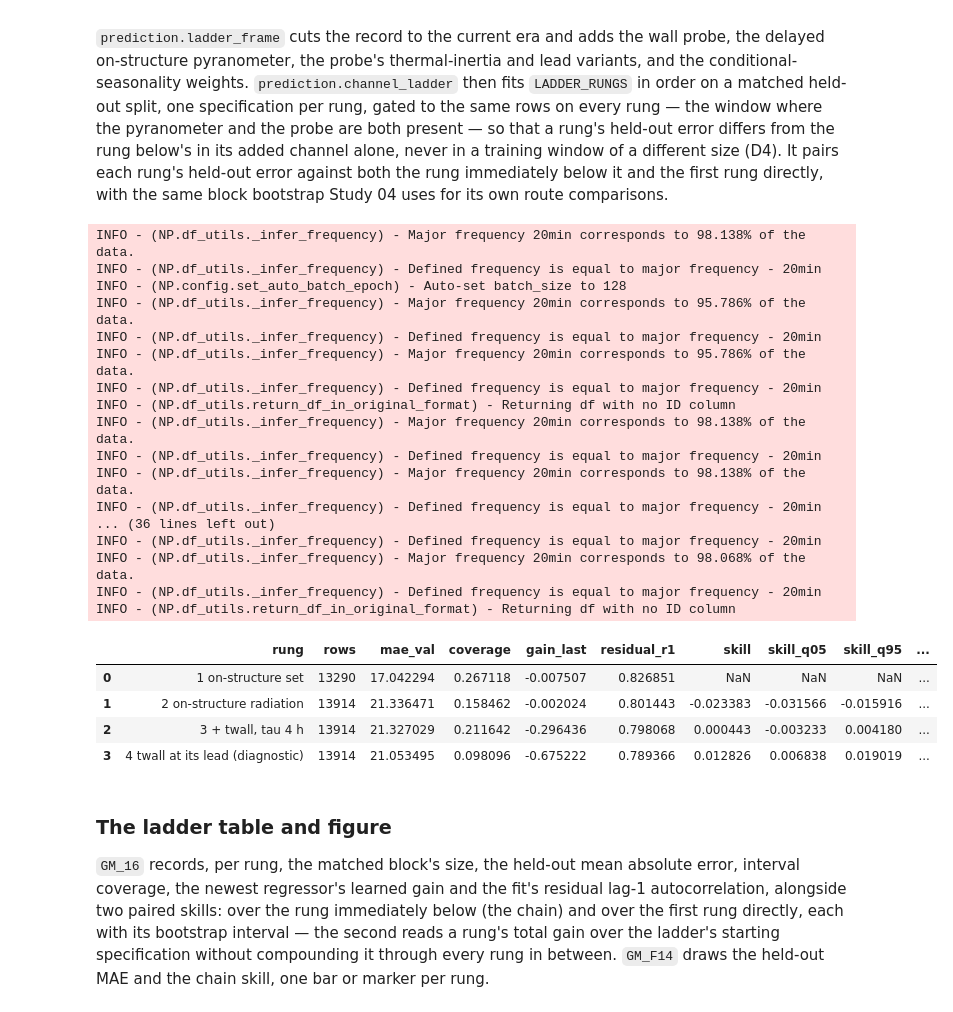
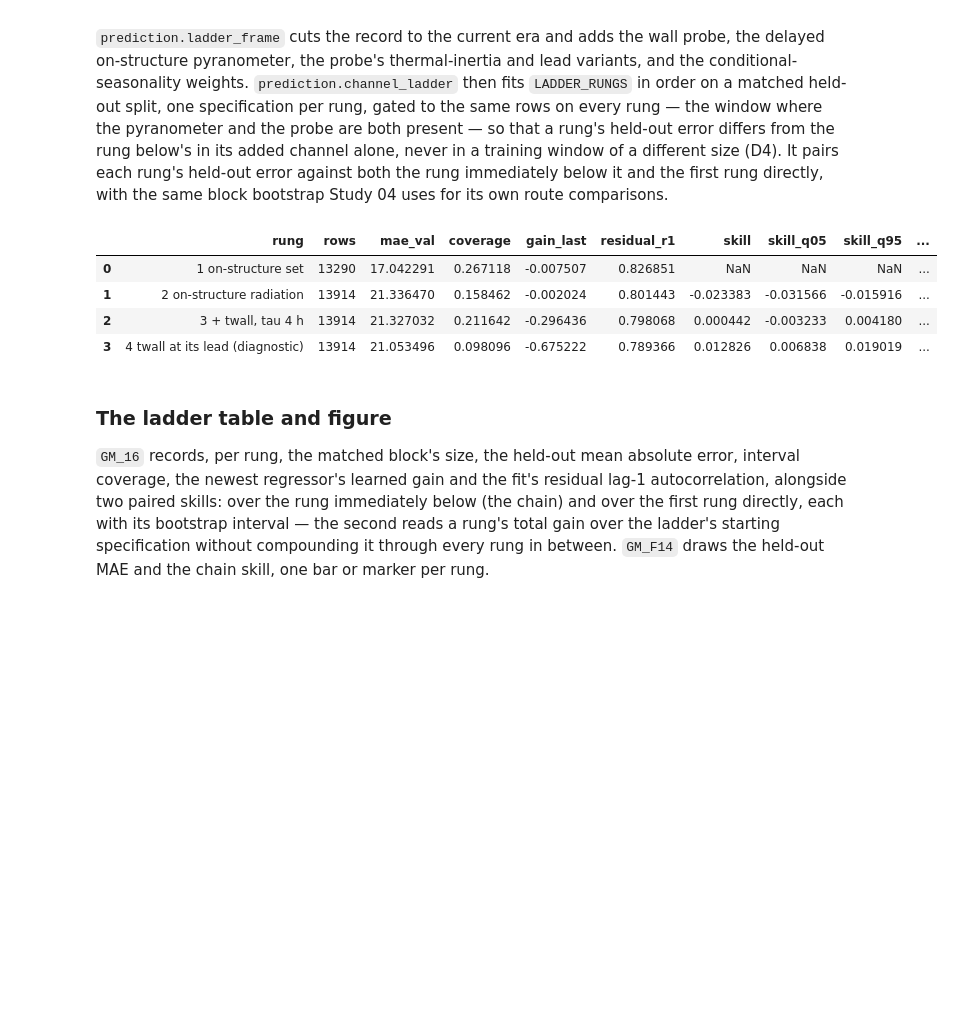
Before and after one commit to eugeniomoreira-iaud/neuralprophet-shm, a Jupyter notebook: studies/05_greybox_monitoring/greybox_monitoring_study.ipynb, the cells around one changed output. Cells and saved outputs as stored; diff of their text form; code cells hidden in the pictures; blank space fills up the shorter version.

```diff
--- a/studies/05_greybox_monitoring/greybox_monitoring_study.ipynb
+++ b/studies/05_greybox_monitoring/greybox_monitoring_study.ipynb
@@ -429,6 +442,7 @@ STUDY03_GAINS = {('str', 'tair'): -2.79, ('gs', 'tair'): -2.23, ('era5', 'tair')
                  ('str', 'sr'): -0.035, ('gs', 'sr'): -0.035, ('era5', 'sr'): -0.026,
                  ('str', 'rh'): np.nan, ('gs', 'rh'): np.nan, ('era5', 'rh'): np.nan}
 SEASONAL_CURVE_DATES = ('2024-03-20', '2024-06-21', '2024-09-22', '2024-12-21')
+N_JOBS = 32
 # %% [markdown]
 ## Parameters · Uncertainty and validation
 
@@ -1080,7 +1143,7 @@ behind the winner is on record rather than assumed.
 # %%
 sweep = prediction.sweep_trend_reg(
     train_str, valid_str, TREND_REG_CANDIDATES, ('tair', 'rh', 'sr'),
-    epochs=EPOCHS, freq=NATIVE_FREQ, growth='linear',
+    n_jobs=N_JOBS, epochs=EPOCHS, freq=NATIVE_FREQ, growth='linear',
     changepoints=changepoints_str, n_changepoints=N_CHANGEPOINTS,
     changepoints_range=CHANGEPOINTS_RANGE, yearly_order=YEARLY_ORDER,
     daily_order=DAILY_ORDER, quantiles=QUANTILES, seed=SEED,
@@ -1471,40 +1485,24 @@ block bootstrap Study 04 uses for its own route comparisons.
 # %%
 current = prediction.ladder_frame(
     frame, sensor, CURRENT_ERA_START, twall_tau_h=TWALL_TAU_H,
     twall_lead_h=TWALL_LEAD_H, radiation_delay_h=RADIATION_DELAY_H,
     freq=NATIVE_FREQ, weight_curve=WEIGHT_CURVE)
 ladder, ladder_errors = prediction.channel_ladder(
     current, LADDER_RUNGS, VALID_P, LADDER_N_CHANGEPOINTS,
     block_hours=LADDER_BOOTSTRAP_BLOCK_HOURS,
-    repetitions=LADDER_BOOTSTRAP_REPETITIONS, seed=SEED, epochs=EPOCHS,
-    freq=NATIVE_FREQ, growth='linear', changepoints_range=CHANGEPOINTS_RANGE,
+    repetitions=LADDER_BOOTSTRAP_REPETITIONS, seed=SEED, n_jobs=N_JOBS,
+    epochs=EPOCHS, freq=NATIVE_FREQ, growth='linear',
+    changepoints_range=CHANGEPOINTS_RANGE,
     trend_reg=TREND_REG, yearly_order=YEARLY_ORDER, daily_order=DAILY_ORDER,
     conditional_seasonality=CONDITIONS, quantiles=QUANTILES,
     learning_rate=LEARNING_RATE)
 display(ladder)
 # %% [output]
-INFO - (NP.df_utils._infer_frequency) - Major frequency 20min corresponds to 98.138% of the data.
-INFO - (NP.df_utils._infer_frequency) - Defined frequency is equal to major frequency - 20min
-INFO - (NP.config.set_auto_batch_epoch) - Auto-set batch_size to 128
-INFO - (NP.df_utils._infer_frequency) - Major frequency 20min corresponds to 95.786% of the data.
-INFO - (NP.df_utils._infer_frequency) - Defined frequency is equal to major frequency - 20min
-INFO - (NP.df_utils._infer_frequency) - Major frequency 20min corresponds to 95.786% of the data.
-INFO - (NP.df_utils._infer_frequency) - Defined frequency is equal to major frequency - 20min
-INFO - (NP.df_utils.return_df_in_original_format) - Returning df with no ID column
-INFO - (NP.df_utils._infer_frequency) - Major frequency 20min corresponds to 98.138% of the data.
-INFO - (NP.df_utils._infer_frequency) - Defined frequency is equal to major frequency - 20min
-INFO - (NP.df_utils._infer_frequency) - Major frequency 20min corresponds to 98.138% of the data.
-INFO - (NP.df_utils._infer_frequency) - Defined frequency is equal to major frequency - 20min
-... (36 lines left out)
-INFO - (NP.df_utils._infer_frequency) - Defined frequency is equal to major frequency - 20min
-INFO - (NP.df_utils._infer_frequency) - Major frequency 20min corresponds to 98.068% of the data.
-INFO - (NP.df_utils._infer_frequency) - Defined frequency is equal to major frequency - 20min
-INFO - (NP.df_utils.return_df_in_original_format) - Returning df with no ID column
 |  | rung | rows | mae_val | coverage | gain_last | residual_r1 | skill | skill_q05 | skill_q95 | ... |
-| 0 | 1 on-structure set | 13290 | 17.042294 | 0.267118 | -0.007507 | 0.826851 | NaN | NaN | NaN | ... |
-| 1 | 2 on-structure radiation | 13914 | 21.336471 | 0.158462 | -0.002024 | 0.801443 | -0.023383 | -0.031566 | -0.015916 | ... |
-| 2 | 3 + twall, tau 4 h | 13914 | 21.327029 | 0.211642 | -0.296436 | 0.798068 | 0.000443 | -0.003233 | 0.004180 | ... |
-| 3 | 4 twall at its lead (diagnostic) | 13914 | 21.053495 | 0.098096 | -0.675222 | 0.789366 | 0.012826 | 0.006838 | 0.019019 | ... |
+| 0 | 1 on-structure set | 13290 | 17.042291 | 0.267118 | -0.007507 | 0.826851 | NaN | NaN | NaN | ... |
+| 1 | 2 on-structure radiation | 13914 | 21.336470 | 0.158462 | -0.002024 | 0.801443 | -0.023383 | -0.031566 | -0.015916 | ... |
+| 2 | 3 + twall, tau 4 h | 13914 | 21.327032 | 0.211642 | -0.296436 | 0.798068 | 0.000442 | -0.003233 | 0.004180 | ... |
+| 3 | 4 twall at its lead (diagnostic) | 13914 | 21.053496 | 0.098096 | -0.675222 | 0.789366 | 0.012826 | 0.006838 | 0.019019 | ... |
 # %% [markdown]
 ### The ladder table and figure
 
```
Also changed, not shown: parts of 23 cells of this notebook, 3 other files.
